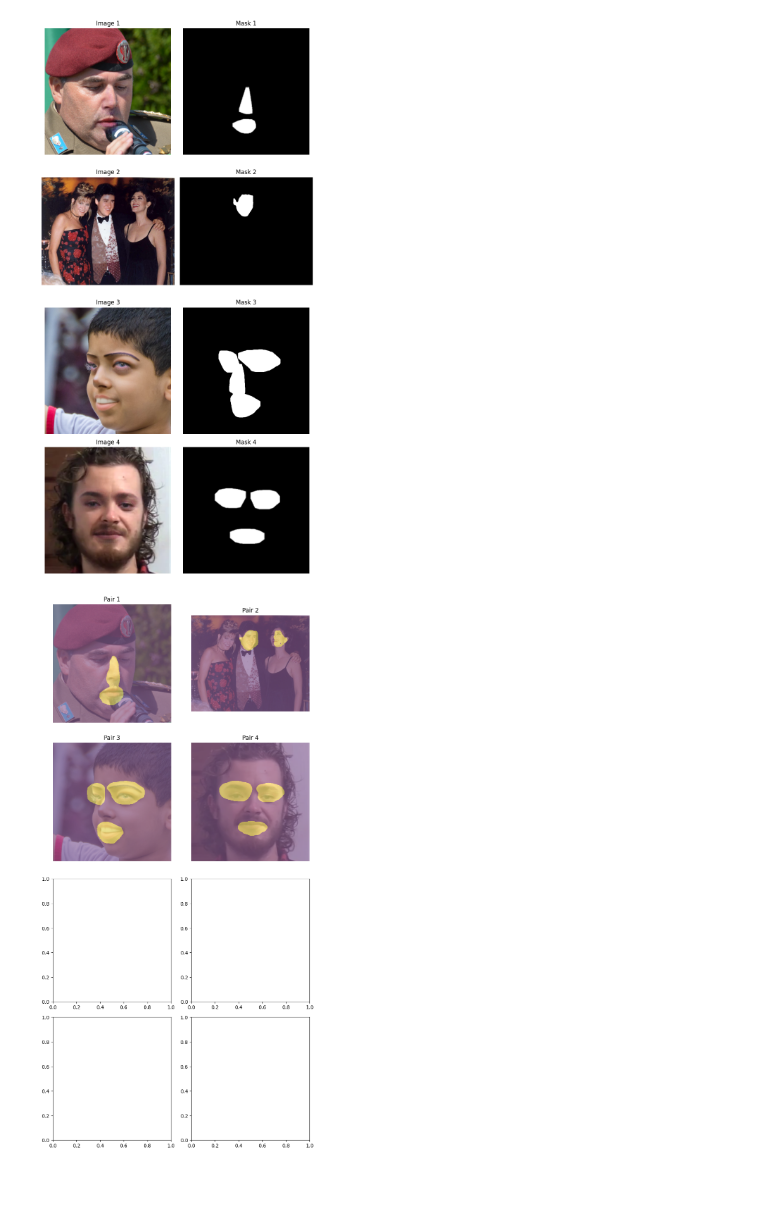
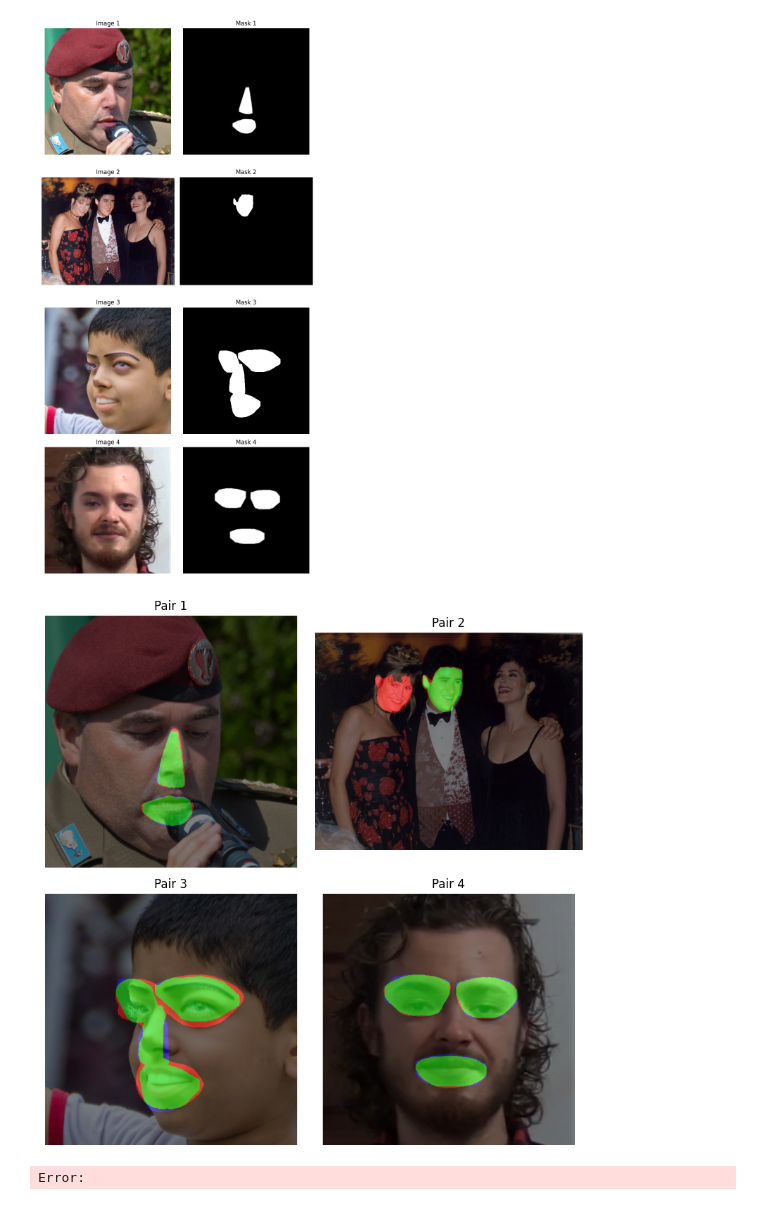
Before and after one commit to gaesu-96/custom_loupe, a Jupyter notebook: predict_case.ipynb, the cells around one changed output. Saved outputs shown, nothing was run; the diff lists cells and outputs as text; code cells hidden in the pictures.

```diff
--- a/predict_case.ipynb
+++ b/predict_case.ipynb
@@ -15,8 +15,8 @@ from models.loupe.image_precessing_loupe  import LoupeImageProcessor
 from lit_model import LitModel
 
 # NOTE: set stage and checkpoint path here
-cfg = hydra.compose(config_name="base", overrides=["stage=seg"])
-cfg.ckpt.checkpoint_paths = ["/gemini/code/loupe/checkpoints/seg/model.safetensors"]
+cfg = hydra.compose(config_name="base", overrides=["stage=test"])
+cfg.ckpt.checkpoint_paths = ["/gemini/code/loupe/checkpoints/cls_seg-auc=0.9897-f1=0.9059-iou=0.9087.ckpt/model.safetensors"]
 loupe_config = LoupeConfig(stage=cfg.stage.name, **cfg.model)
 loupe = LoupeModel(loupe_config)
 model = LitModel(cfg, loupe)
@@ -74,6 +74,7 @@ plt.show()
 import numpy as np
 import torch
 from PIL import Image
+
 
 def predict(images):
     seg, cls_probs = [], []
@@ -88,36 +89,81 @@ def predict(images):
             Image.fromarray(
                 torch.where(seg == 0, 255, 0).numpy().astype(np.uint8)
             ).convert("L")
             for seg in segmentation
         ]
     if "cls" in cfg.stage.name or cfg.stage.name == "test":
         inputs = processor(images, return_tensors="pt")
         with torch.no_grad():
             outputs = model(**inputs)
         cls_probs = torch.sigmoid(outputs.cls_logits).tolist()
 
     return seg, cls_probs
 
+
+import numpy as np
+
+
+def combine_seg_mask(
+    seg, mask, tp_color=(0, 1, 0), fp_color=(1, 0, 0), fn_color=(0, 0, 1)
+):
+    """
+    Combine segmentation (seg) and mask arrays into a single RGB image.
+    The overlapping area (true positive) is colored with tp_color,
+    the seg-only area (false positive) with fp_color,
+    and the mask-only area (false negative) with fn_color.
+
+    Parameters:
+    - seg: 2D numpy array, segmentation map (values expected in [0,1] or [0,255])
+    - mask: 2D numpy array, ground truth mask (values expected in [0,1] or [0,255])
+    - tp_color: tuple of 3 floats (R,G,B) for true positive color
+    - fp_color: tuple of 3 floats (R,G,B) for false positive color
+    - fn_color: tuple of 3 floats (R,G,B) for false negative color
+
+    Returns:
+    - rgb: 3D numpy array of shape (H, W, 3) with combined color-coded mask
+    """
+
+    seg, mask = np.array(seg), np.array(mask)
+    if seg.max() > 1:
+        seg = seg / 255.0
+    if mask.max() > 1:
+        mask = mask / 255.0
+
+    h, w = seg.shape
+    rgb = np.zeros((h, w, 3), dtype=float)
+    overlap = (seg > 0) & (mask > 0)  # True Positive pixels
+    seg_only = (seg > 0) & (mask == 0)  # False Positive pixels
+    mask_only = (mask > 0) & (seg == 0)  # False Negative pixels
+
+    for i in range(3):
+        rgb[..., i][overlap] = tp_color[i]
+        rgb[..., i][seg_only] = fp_color[i]
+        rgb[..., i][mask_only] = fn_color[i]
+
+    return rgb
+
+
 seg, cls_probs = predict(images)
-fig, axes = plt.subplots(num_pairs, 2, figsize=(8, 4 * num_pairs))
+fig, axes = plt.subplots(num_pairs // 2, 2, figsize=(8, 2 * num_pairs))
 if num_pairs == 1:
     axes = np.expand_dims(axes, axis=0)
 
-for idx, (img1, img2) in enumerate(zip(images, seg)):
+for idx, (img1, img2, img3) in enumerate(zip(images, seg, masks)):
     row = idx // 2
     col = idx % 2
     ax = axes[row, col]
 
-    ax.imshow(img1, alpha=0.6)
-    ax.imshow(img2, alpha=0.4)
+    ax.imshow(img1)
+    ax.imshow(combine_seg_mask(img2, img3), alpha=0.5)
     ax.set_title(f"Pair {idx+1}")
-    ax.axis('off')
+    ax.axis("off")
 
 if num_pairs % 2 != 0:
     for i in range(num_pairs, num_pairs + 1):
         fig.delaxes(axes[i // 2, i % 2])
 
 plt.tight_layout()
 plt.show()
 # %% [output]
-[figure, old version]
+[figure, new version]
+Error:
```
Also changed, not shown: parts of 1 cell of this notebook, 14 other files.
